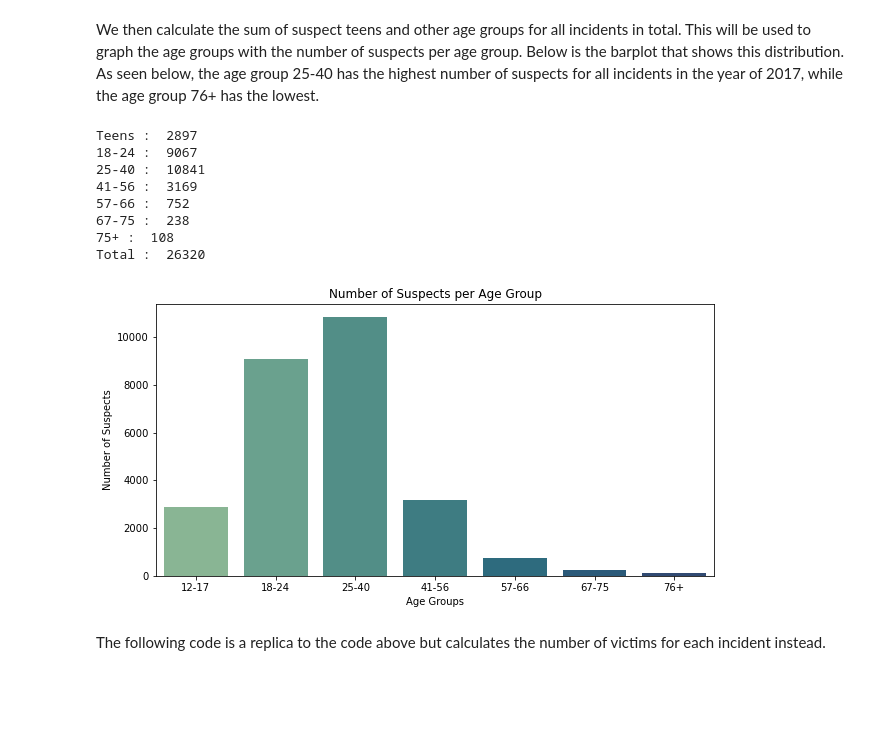
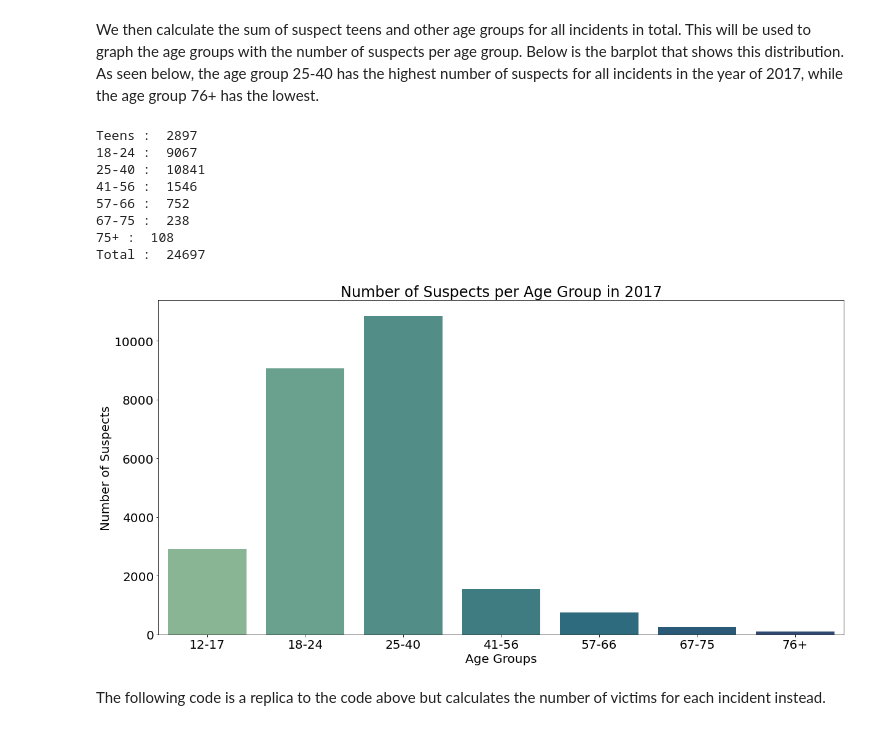
Before and after one commit to nvenkate-cyber/gun_shootings.github.io, a Jupyter notebook: Gun-Violence.ipynb, the cells around one changed output. Cells and saved outputs as stored; diff of their text form; code cells hidden in the pictures; blank space fills up the shorter version.

```diff
--- a/Gun-Violence.ipynb
+++ b/Gun-Violence.ipynb
@@ -524,27 +515,18 @@ plt.show()
 # %% [markdown]
 Below we are adding to the df_age dataframe we created earlier to calculate the number of susppects per incident. Using helper functions, we are able to add total suspects, the list of suspects using their number values, suspects' age groups, number of teens, and number of adults for each incident.
 # %%
-# counting number of suspects for each incident:
-def count(x):
+def suspects(x):
     count = 0
-#     print(x)
     for key in x:
         if x[key] == 'Subject-Suspect':
             count += 1
     return count
 
 def list_count(x):
-    count = []
-    for key in x:
-        if x[key] == 'Subject-Suspect':
-            count.append(key)
-    return count
+    return [key for key in x if x[key] == 'Subject-Suspect']
 
 def make_groups(x):
-    count = []
-    for key in x:
-        count.append(x[key])
-    return count
+    return [x[key] for key in x]
 
 def teen(x):
     count = 0
@@ -561,7 +543,7 @@ def adult(x):
     return count
 
 
-df_age['suspects_no'] = df_age['participant_type'].apply(count)
+df_age['suspects_no'] = df_age['participant_type'].apply(suspects)
 df_age['suspects_list'] = df_age['participant_type'].apply(list_count)
 df_age['suspect_age_groups'] = df_age['participant_age_group'].apply(make_groups)
 df_age['suspect_teens'] = df_age['participant_age_group'].apply(teen)
@@ -773,0 +634,23 @@ See the caveats in the documentation: https://pandas.pydata.org/pandas-docs/stab
+# %%
+def count_sus(x):
+    count = 0
+    for key in x:
+        if x[key] == 'Subject-Suspect':
+            count += 1
+    return count
+
+def list_count_sus(x):
+    return [key for key in x if x[key] == 'Subject-Suspect']
+
+df_age['suspects_no'] = df_age['participant_type'].apply(count_sus)
+df_age['suspects_list'] = df_age['participant_type'].apply(list_count_sus)
+df_age['suspect_age_groups'] = make_groups(df_age.suspects_list)
+df_age['suspect_teens'] = teen(df_age.suspects_list)
+df_age['suspect_18-24'] = age_range(18, 24, df_age.suspects_list)
+df_age['suspect_25-40'] = age_range(25, 40, df_age.suspects_list)
+df_age['suspect_41-56'] = age_range(41, 46, df_age.suspects_list)
+df_age['suspect_57-66'] = age_range(57, 66, df_age.suspects_list)
+df_age['suspect_67-75'] = age_range(67, 75, df_age.suspects_list)
+df_age['suspect_76'] = adult_76_plus(df_age.suspects_list)
+
+df_age
@@ -778,36 +692,36 @@ total_teens = df_age.loc[:, 'suspect_teens'].sum()
 total_18_24 = df_age.loc[:, 'suspect_18-24'].sum()
 total_25_40 = df_age.loc[:, 'suspect_25-40'].sum()
 total_41_56 = df_age.loc[:, 'suspect_41-56'].sum()
 total_57_66 = df_age.loc[:, 'suspect_57-66'].sum()
 total_67_75 = df_age.loc[:, 'suspect_67-75'].sum()
 total_75_plus = df_age.loc[:, 'suspect_76'].sum()
 print("Teens : ", total_teens)
 print("18-24 : ", total_18_24)
 print("25-40 : ", total_25_40)
 print("41-56 : ", total_41_56)
 print("57-66 : ", total_57_66)
 print("67-75 : ", total_67_75)
 print("75+ : ", total_75_plus)
 print("Total : ", total_teens+total_18_24+total_25_40+total_41_56+total_67_75+total_75_plus)
 sns.barplot(x=['12-17', '18-24', '25-40', '41-56',
               '57-66', '67-75', '76+'],
             y=[total_teens, total_18_24, total_25_40, total_41_56, total_57_66, total_67_75, total_75_plus],
             palette="crest")
 plt.rcParams["figure.figsize"] = (20,10)
 plt.xlabel("Age Groups")
 plt.ylabel("Number of Suspects")
-plt.title("Number of Suspects per Age Group")
+plt.title("Number of Suspects per Age Group in 2017")
 plt.rcParams.update({'font.size': 20})
 plt.show()
 # %% [output]
 Teens :  2897
 18-24 :  9067
 25-40 :  10841
-41-56 :  3169
+41-56 :  1546
 57-66 :  752
 67-75 :  238
 75+ :  108
-Total :  26320
+Total :  24697
-[figure, old version]
+[figure, new version]
 # %% [markdown]
 The following code is a replica to the code above but calculates the number of victims for each incident instead.
```
Also changed, not shown: parts of 34 cells of this notebook.
